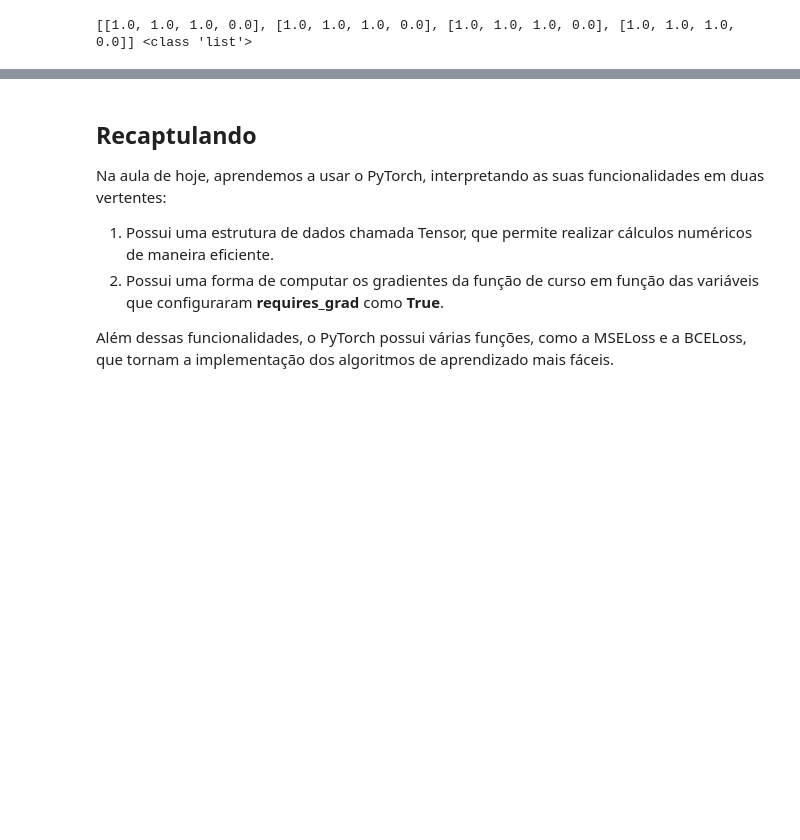
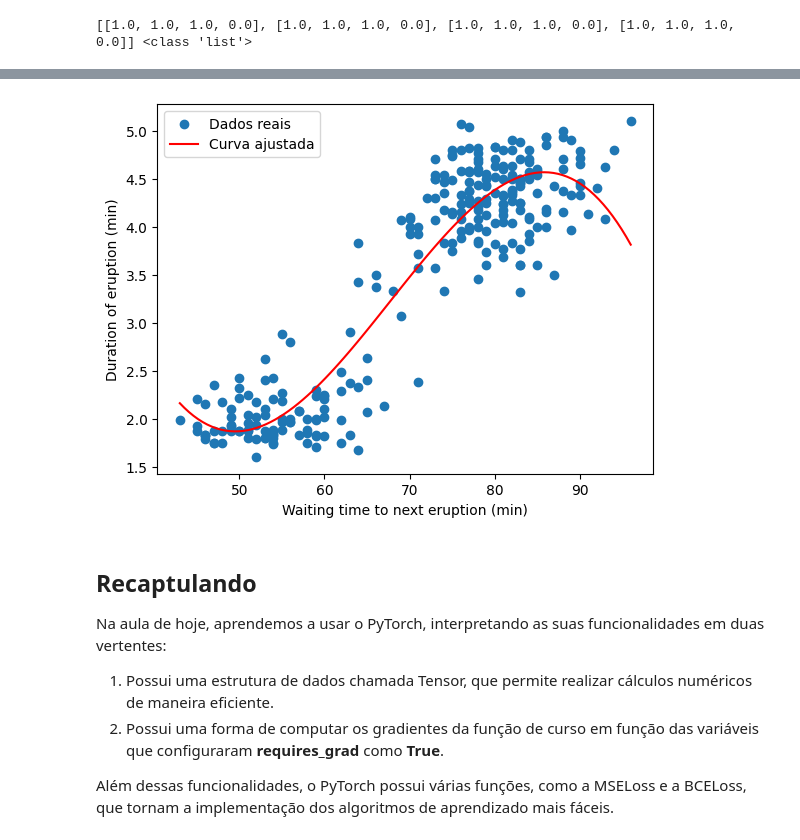
Before and after one commit to ulissesdias/tt003, a Jupyter notebook: notebooks/aula03_pytorch_intro.ipynb, the cells around one changed output, grey strips where cells are left out. Saved outputs shown, nothing was run; the diff lists cells and outputs as text; code cells hidden in the pictures; blank space fills up the shorter version.

Commit message:
Atualizando a aula03 para ficar mais parecida com o resto do curso

```diff
--- a/notebooks/aula03_pytorch_intro.ipynb
+++ b/notebooks/aula03_pytorch_intro.ipynb
@@ -871,0 +681,4 @@ plt.plot(eixo_x.tolist(), eixo_y.tolist(), 'r--', label='Valores Obtidos')
+# %%
+## Obtendo os dados
+faithful = pd.read_csv("https://raw.githubusercontent.com/ulissesdias/tt003/main/notebooks/data/faithful.csv", index_col = 0)
+faithful.head()
@@ -871,0 +712,5 @@ plt.plot(eixo_x.tolist(), eixo_y.tolist(), 'r--', label='Valores Obtidos')
+# %%
+## Normalizandos a features/características
+x_mean = x.mean()
+x_std = x.std()
+x = (x - x_mean) / x_std
@@ -871,0 +941,17 @@ plt.plot(eixo_x.tolist(), eixo_y.tolist(), 'r--', label='Valores Obtidos')
+# %%
+# Definindo o modelo de regressão cúbica
+class CubicModel(nn.Module):
+    def __init__(self):
+        super(CubicModel, self).__init__()
+        # Definindo os parâmetros a, b, c, d como parâmetros treináveis
+        self.a = nn.Parameter(torch.rand(1))
+        self.b = nn.Parameter(torch.rand(1))
+        self.c = nn.Parameter(torch.rand(1))
+        self.d = nn.Parameter(torch.rand(1))
+
+    def forward(self, x):
+        # Regressão cúbica: ax^3 + bx^2 + cx + d
+        return self.a * x**3 + self.b * x**2 + self.c * x + self.d
+# %%
+# Instanciando o modelo
+model = CubicModel()
@@ -872,3 +1036,24 @@ plt.plot(eixo_x.tolist(), eixo_y.tolist(), 'r--', label='Valores Obtidos')
+# %%
+# Plotando os resultados
+model.eval()  # Modo de avaliação
+with torch.no_grad():
+    # Gerando os dados para o gráfico
+    x_vals = torch.linspace(faithful['waiting'].min(), faithful['waiting'].max(), 100).reshape(-1, 1)
+    x_normalized = (x_vals - x_mean)/x_std  # Normalizando os dados
+    x_normalized_tensor = torch.tensor(x_normalized, dtype=torch.float32)
+
+    # Fazendo previsões
+    y_vals = model(x_normalized_tensor)
+
+    # Plotando os pontos reais e a curva ajustada
+    plt.scatter(faithful['waiting'], faithful['eruptions'], label="Dados reais")
+    plt.plot(x_vals.tolist(), y_vals.tolist(), color='red', label="Curva ajustada")
+    plt.xlabel('Waiting time to next eruption (min)')
+    plt.ylabel('Duration of eruption (min)')
+    plt.legend()
+    plt.show()
+# %% [output]
+[figure, added]
 # %% [markdown]
 ## Recaptulando
 
```
Also changed, not shown: parts of 67 cells of this notebook.
